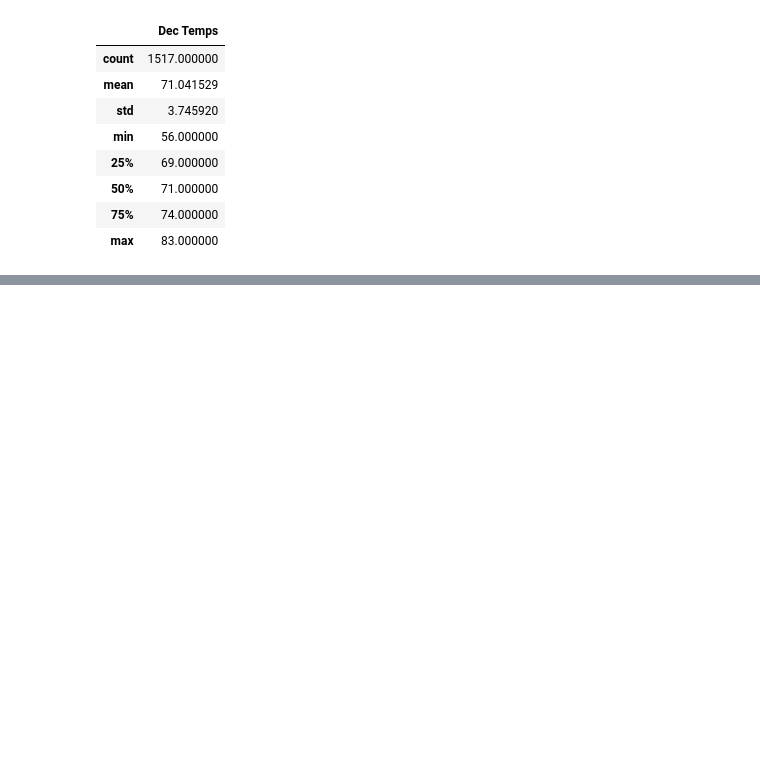
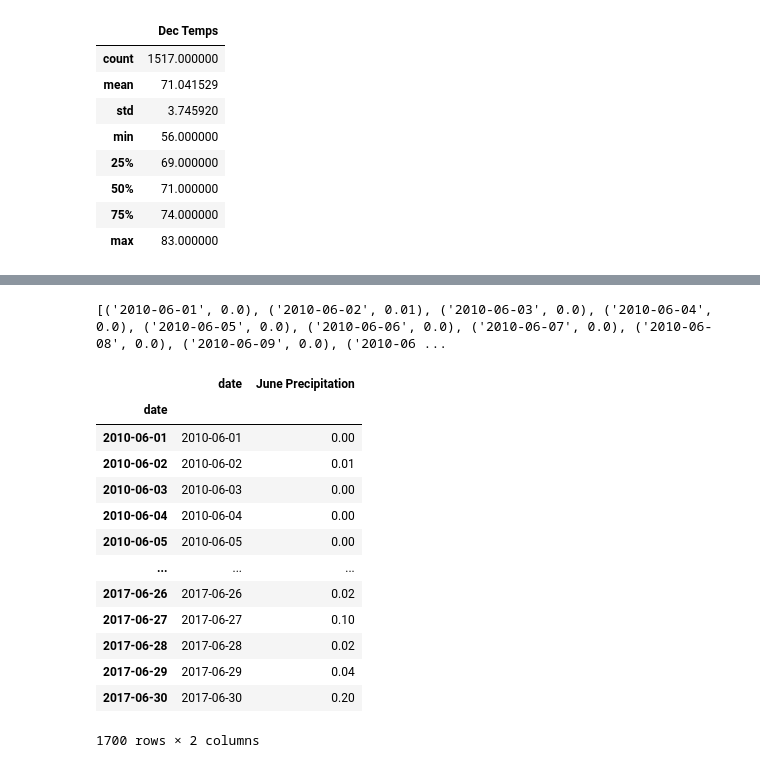
Before and after one commit to LDBologni/Surfs_Up, a Jupyter notebook: SurfsUp_Challenge.ipynb, the cells around one changed output, grey strips where cells are left out. Cells and saved outputs as stored; diff of their text form; code cells hidden in the pictures; blank space fills up the shorter version.

```diff
--- a/SurfsUp_Challenge.ipynb
+++ b/SurfsUp_Challenge.ipynb
@@ -168,0 +171,6 @@ dec_temps_df.describe()
+# %%
+# 2. Write a query that filters the Measurement table to retrieve the precipitation for the month of June.
+june_prec = session.query(Measurement.date, Measurement.prcp).filter(extract('month',Measurement.date)==6).all()
+
+# Display Query
+june_prec
@@ -168,0 +195,31 @@ dec_temps_df.describe()
+# %%
+#  3. Convert the June precipitation to a list.
+june_prec_list = []
+june_prec_list = june_prec
+
+#Display List
+print(june_prec_list)
+# %% [output]
+[('2010-06-01', 0.0), ('2010-06-02', 0.01), ('2010-06-03', 0.0), ('2010-06-04', 0.0), ('2010-06-05', 0.0), ('2010-06-06', 0.0), ('2010-06-07', 0.0), ('2010-06-08', 0.0), ('2010-06-09', 0.0), ('2010-06 ...
+# %%
+# 8. Create a DataFrame from the list of precipitation for the month of June.
+june_prec_df = pd.DataFrame (june_prec_list, columns=['date','June Precipitation'])
+june_prec_df.set_index(june_prec_df['date'], inplace=True)
+
+#Display Dataframe
+june_prec_df
+# %% [output]
+|  | date | June Precipitation |
+| date |  |  |
+| 2010-06-01 | 2010-06-01 | 0.00 |
+| 2010-06-02 | 2010-06-02 | 0.01 |
+| 2010-06-03 | 2010-06-03 | 0.00 |
+| 2010-06-04 | 2010-06-04 | 0.00 |
+| 2010-06-05 | 2010-06-05 | 0.00 |
+| ... | ... | ... |
+| 2017-06-26 | 2017-06-26 | 0.02 |
+| 2017-06-27 | 2017-06-27 | 0.10 |
+| 2017-06-28 | 2017-06-28 | 0.02 |
+| 2017-06-29 | 2017-06-29 | 0.04 |
+| 2017-06-30 | 2017-06-30 | 0.20 |
+1700 rows × 2 columns
```
Also changed, not shown: parts of 7 cells of this notebook, 4 other files.
